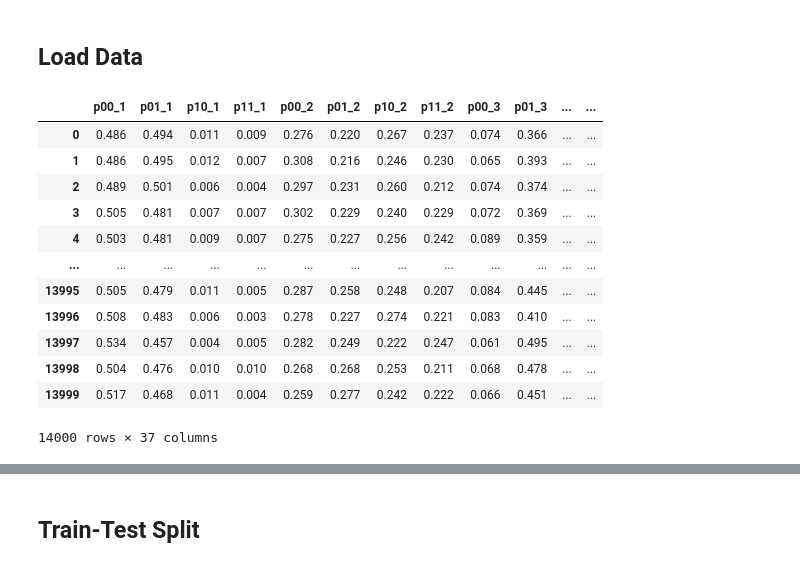
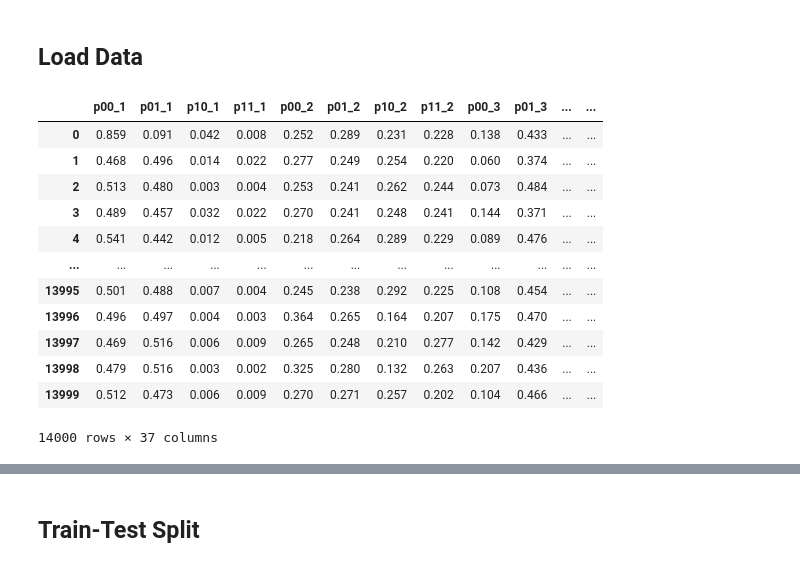
Before and after one commit to EmilyMWright/QKE-Quantum-Noise-Fingerprint-CSC-586A, a Jupyter notebook: QKE_Implementation.ipynb, the cells around one changed output, grey strips where cells are left out. Cells and saved outputs as stored; diff of their text form; code cells hidden in the pictures.

```diff
--- a/QKE_Implementation.ipynb
+++ b/QKE_Implementation.ipynb
@@ -26,42 +33,45 @@ from sklearn.decomposition import PCA
 df_cat = pd.read_csv('cleaned_QC_data.csv')
 
 # group by circuit
 df_gb = df_cat.groupby('Circuit')
 
 # intitiate list dfs for each circuit
 list_dfs = []
 
 # do for all 9 circuits
 for i in range(9):
     # get group for the current circuit and reset the index
     df_sub = df_gb.get_group(i+1)[['p00','p01','p10','p11']].reset_index(drop=True)
 
     # create new column names which include the circuit number
     col_names = {'p00':'p00_'+str(i+1),'p01':'p01_'+str(i+1),'p10':'p10_'+str(i+1),'p11':'p11_'+str(i+1)}
     df_sub.rename(columns=col_names, inplace=True)
 
     # add df to list
     list_dfs.append(df_sub)
 
 # concatenate groups from list
 df = pd.concat(list_dfs, axis=1)
 
 # append target column
 df['QC Name'] = df_gb.get_group(1)['QC Name'].reset_index(drop=True)
 
+# shuffle
+df = df.sample(frac=1).reset_index(drop=True)
+
 # show
 df
 # %% [output]
 |  | p00_1 | p01_1 | p10_1 | p11_1 | p00_2 | p01_2 | p10_2 | p11_2 | p00_3 | p01_3 | ... | ... |
-| 0 | 0.486 | 0.494 | 0.011 | 0.009 | 0.276 | 0.220 | 0.267 | 0.237 | 0.074 | 0.366 | ... | ... |
-| 1 | 0.486 | 0.495 | 0.012 | 0.007 | 0.308 | 0.216 | 0.246 | 0.230 | 0.065 | 0.393 | ... | ... |
-| 2 | 0.489 | 0.501 | 0.006 | 0.004 | 0.297 | 0.231 | 0.260 | 0.212 | 0.074 | 0.374 | ... | ... |
-| 3 | 0.505 | 0.481 | 0.007 | 0.007 | 0.302 | 0.229 | 0.240 | 0.229 | 0.072 | 0.369 | ... | ... |
-| 4 | 0.503 | 0.481 | 0.009 | 0.007 | 0.275 | 0.227 | 0.256 | 0.242 | 0.089 | 0.359 | ... | ... |
+| 0 | 0.859 | 0.091 | 0.042 | 0.008 | 0.252 | 0.289 | 0.231 | 0.228 | 0.138 | 0.433 | ... | ... |
+| 1 | 0.468 | 0.496 | 0.014 | 0.022 | 0.277 | 0.249 | 0.254 | 0.220 | 0.060 | 0.374 | ... | ... |
+| 2 | 0.513 | 0.480 | 0.003 | 0.004 | 0.253 | 0.241 | 0.262 | 0.244 | 0.073 | 0.484 | ... | ... |
+| 3 | 0.489 | 0.457 | 0.032 | 0.022 | 0.270 | 0.241 | 0.248 | 0.241 | 0.144 | 0.371 | ... | ... |
+| 4 | 0.541 | 0.442 | 0.012 | 0.005 | 0.218 | 0.264 | 0.289 | 0.229 | 0.089 | 0.476 | ... | ... |
 | ... | ... | ... | ... | ... | ... | ... | ... | ... | ... | ... | ... | ... |
-| 13995 | 0.505 | 0.479 | 0.011 | 0.005 | 0.287 | 0.258 | 0.248 | 0.207 | 0.084 | 0.445 | ... | ... |
-| 13996 | 0.508 | 0.483 | 0.006 | 0.003 | 0.278 | 0.227 | 0.274 | 0.221 | 0.083 | 0.410 | ... | ... |
-| 13997 | 0.534 | 0.457 | 0.004 | 0.005 | 0.282 | 0.249 | 0.222 | 0.247 | 0.061 | 0.495 | ... | ... |
-| 13998 | 0.504 | 0.476 | 0.010 | 0.010 | 0.268 | 0.268 | 0.253 | 0.211 | 0.068 | 0.478 | ... | ... |
-| 13999 | 0.517 | 0.468 | 0.011 | 0.004 | 0.259 | 0.277 | 0.242 | 0.222 | 0.066 | 0.451 | ... | ... |
+| 13995 | 0.501 | 0.488 | 0.007 | 0.004 | 0.245 | 0.238 | 0.292 | 0.225 | 0.108 | 0.454 | ... | ... |
+| 13996 | 0.496 | 0.497 | 0.004 | 0.003 | 0.364 | 0.265 | 0.164 | 0.207 | 0.175 | 0.470 | ... | ... |
+| 13997 | 0.469 | 0.516 | 0.006 | 0.009 | 0.265 | 0.248 | 0.210 | 0.277 | 0.142 | 0.429 | ... | ... |
+| 13998 | 0.479 | 0.516 | 0.003 | 0.002 | 0.325 | 0.280 | 0.132 | 0.263 | 0.207 | 0.436 | ... | ... |
+| 13999 | 0.512 | 0.473 | 0.006 | 0.009 | 0.270 | 0.271 | 0.257 | 0.202 | 0.104 | 0.466 | ... | ... |
 14000 rows × 37 columns
```
Also changed, not shown: parts of 20 cells of this notebook.
